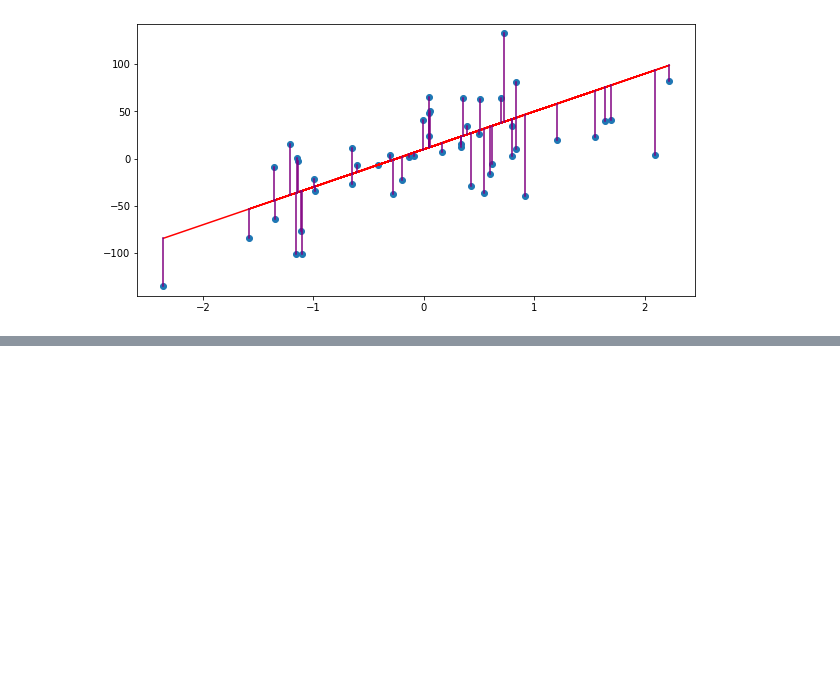
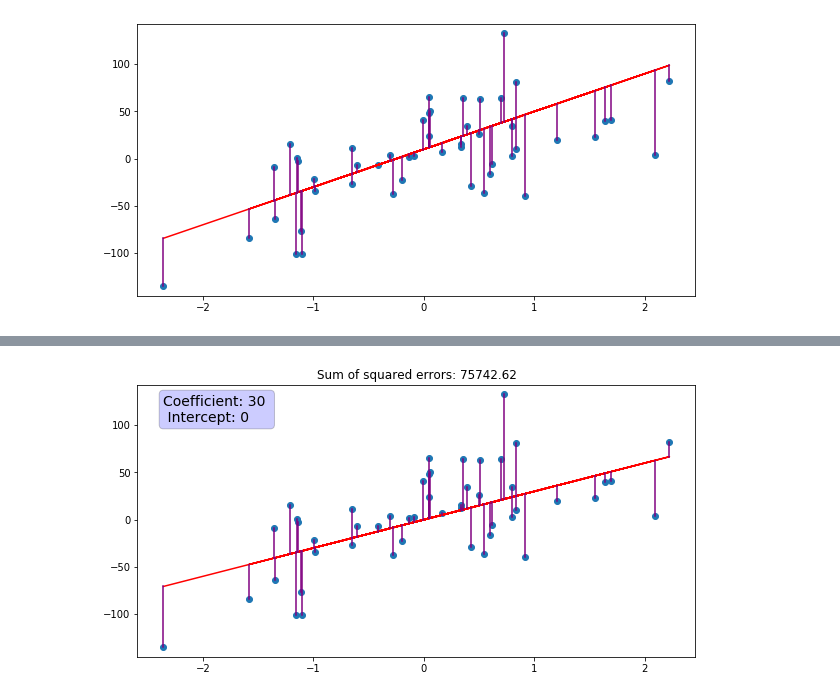
Before and after one commit to max-miller/ds_ground_up, a Jupyter notebook: regression/regression.ipynb, the cells around one changed output, grey strips where cells are left out. Drawn from its saved outputs; the diff is of its cells as text; code cells hidden in the pictures; blank space fills up the shorter version.

```diff
--- a/regression/regression.ipynb
+++ b/regression/regression.ipynb
@@ -131,0 +91,4 @@ test
+# %%
+cost_function_sse(x,y,30,0)
+# %% [output]
+[figure, added]
```
Also changed, not shown: parts of 16 cells of this notebook.
